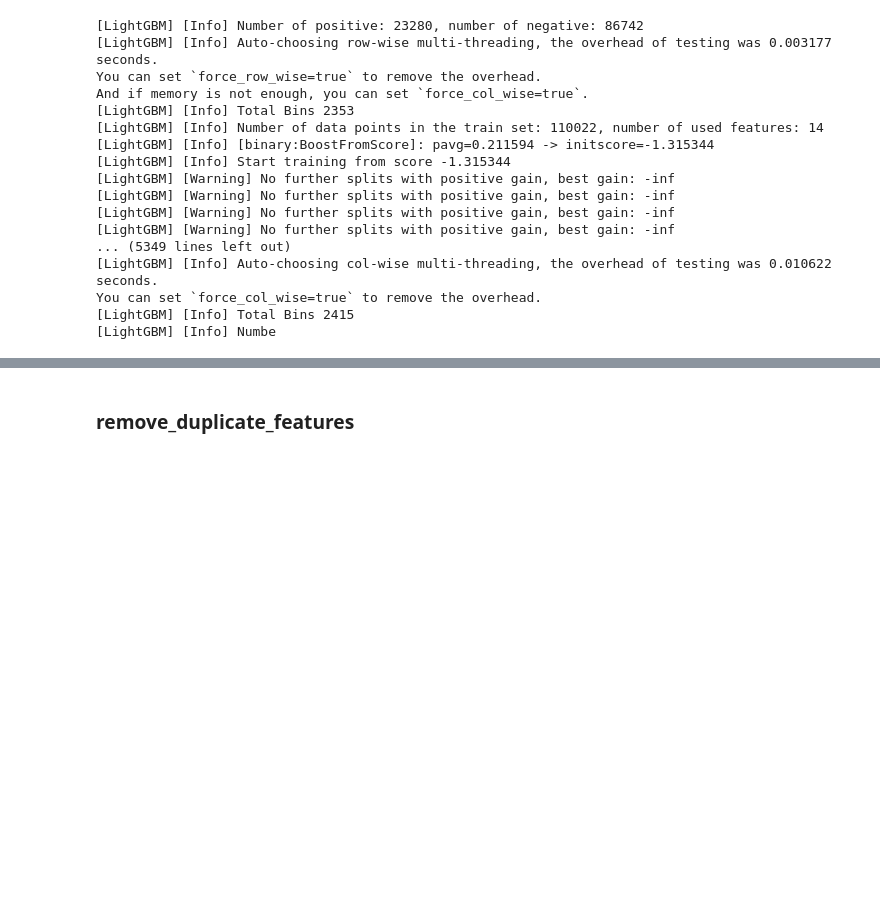
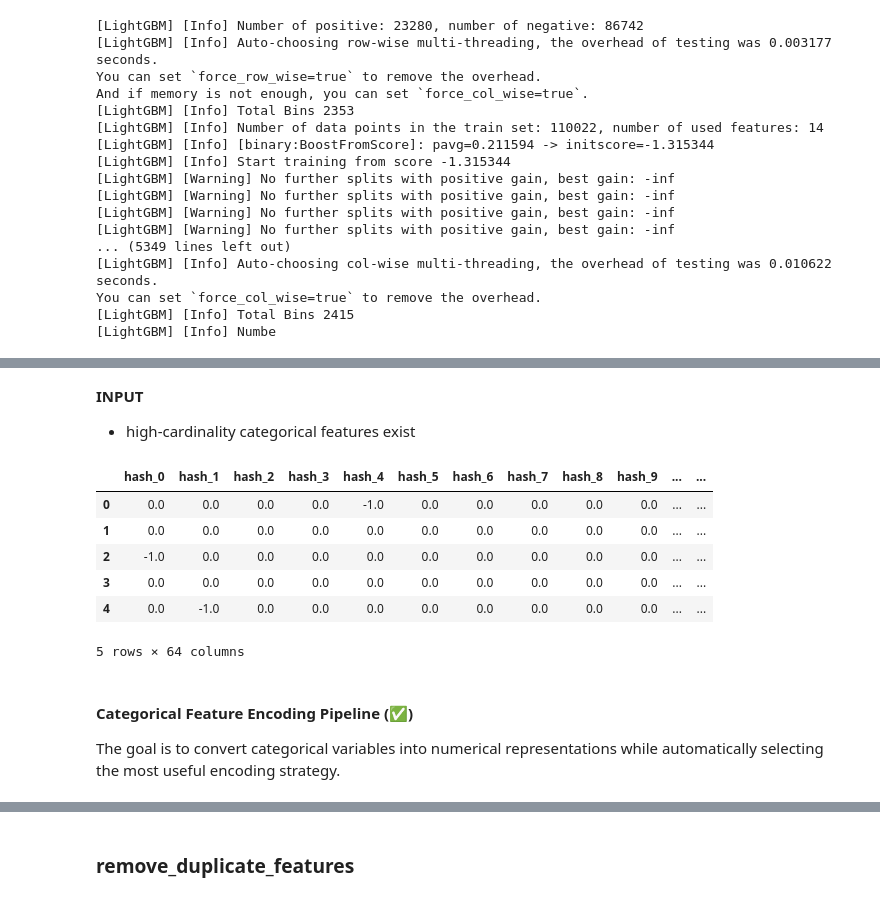
Before and after one commit to ismailSadouki/x42, a Jupyter notebook: models/feature_generation.ipynb, the cells around one changed output, grey strips where cells are left out. Drawn from its saved outputs; the diff is of its cells as text; code cells hidden in the pictures; blank space fills up the shorter version.

```diff
--- a/models/feature_generation.ipynb
+++ b/models/feature_generation.ipynb
@@ -2335,0 +2899,58 @@ or
+# %%
+import numpy as np
+import pandas as pd
+from sklearn.feature_extraction import FeatureHasher
+
+def feature_hashing(X_train, X_test, cols, n_features=64):
+
+    hasher = FeatureHasher(
+        n_features=n_features,
+        input_type="dict",
+        alternate_sign=True
+    )
+
+    train_dicts = X_train[cols].astype(str).apply(
+        lambda row: {f"{c}_{row[c]}": 1 for c in cols},
+        axis=1
+    )
+
+    test_dicts = X_test[cols].astype(str).apply(
+        lambda row: {f"{c}_{row[c]}": 1 for c in cols},
+        axis=1
+    )
+
+    X_tr_hash = hasher.transform(train_dicts).toarray()
+    X_te_hash = hasher.transform(test_dicts).toarray()
+
+    hash_cols = [f"hash_{i}" for i in range(n_features)]
+
+    train_hash_df = pd.DataFrame(X_tr_hash, columns=hash_cols, index=X_train.index)
+    test_hash_df = pd.DataFrame(X_te_hash, columns=hash_cols, index=X_test.index)
+
+    return train_hash_df, test_hash_df, hash_cols
+# %% [markdown]
+**INPUT**
+- high-cardinality categorical features exist
+# %%
+high_card_feats = high_card_feats
+
+X_train_hash_enc, X_test_hash_enc, hash_feature_names = feature_hashing(
+    X_train,
+    X_test,
+    high_card_feats,
+    n_features=64 # = sqrt(total_unique_categories) use 64 – 128 or or small data 32 – 64
+)
+
+X_train_hash_enc.head()
+# %% [output]
+|  | hash_0 | hash_1 | hash_2 | hash_3 | hash_4 | hash_5 | hash_6 | hash_7 | hash_8 | hash_9 | ... | ... |
+| 0 | 0.0 | 0.0 | 0.0 | 0.0 | -1.0 | 0.0 | 0.0 | 0.0 | 0.0 | 0.0 | ... | ... |
+| 1 | 0.0 | 0.0 | 0.0 | 0.0 | 0.0 | 0.0 | 0.0 | 0.0 | 0.0 | 0.0 | ... | ... |
+| 2 | -1.0 | 0.0 | 0.0 | 0.0 | 0.0 | 0.0 | 0.0 | 0.0 | 0.0 | 0.0 | ... | ... |
+| 3 | 0.0 | 0.0 | 0.0 | 0.0 | 0.0 | 0.0 | 0.0 | 0.0 | 0.0 | 0.0 | ... | ... |
+| 4 | 0.0 | -1.0 | 0.0 | 0.0 | 0.0 | 0.0 | 0.0 | 0.0 | 0.0 | 0.0 | ... | ... |
+5 rows × 64 columns
+# %% [markdown]
+
+#### Categorical Feature Encoding Pipeline (✅)
+The goal is to convert categorical variables into numerical representations while automatically selecting the most useful encoding strategy.
```
Also changed, not shown: parts of 122 cells of this notebook, 37 other files.
